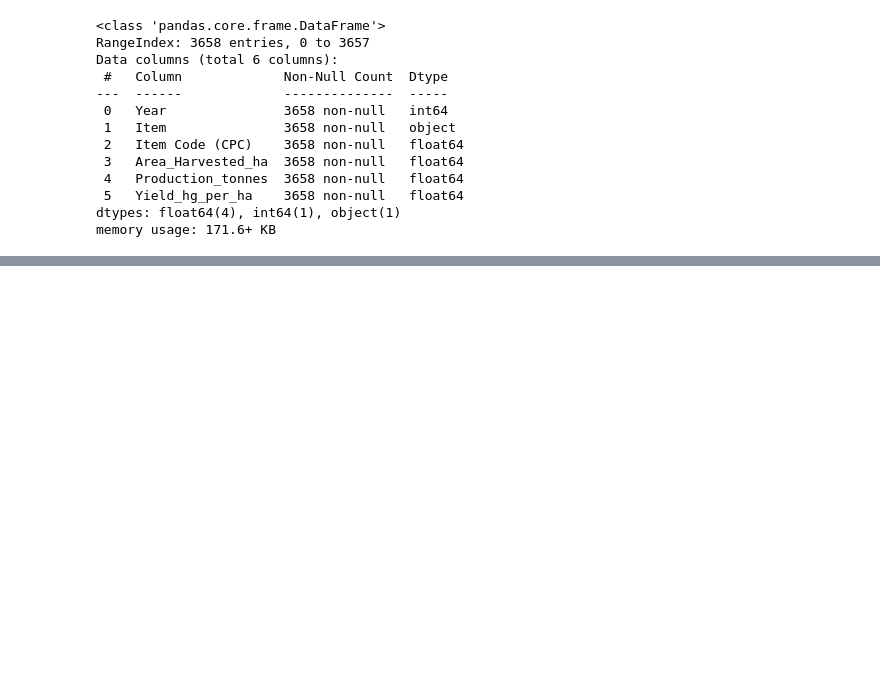
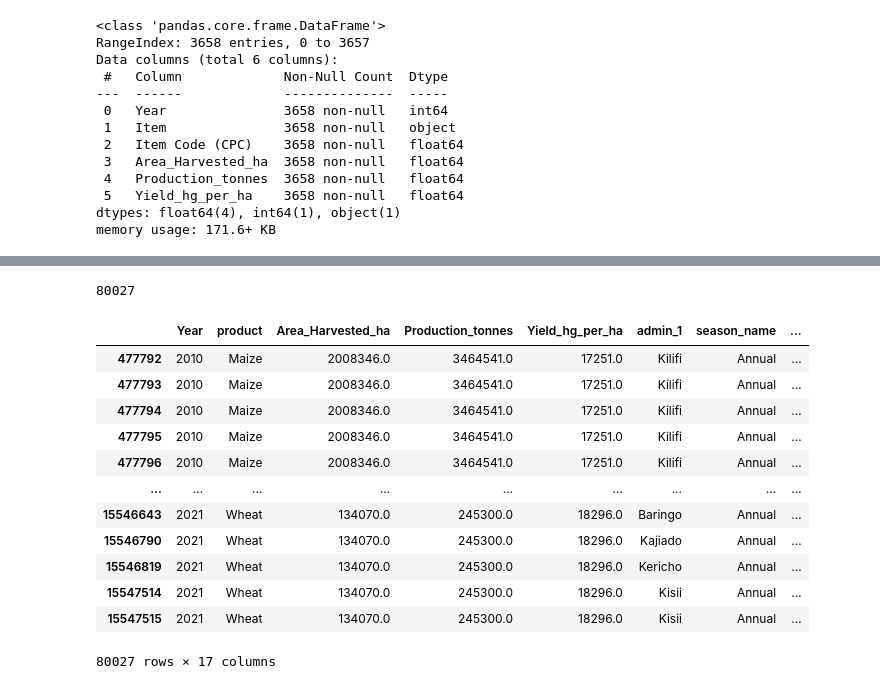
Before and after one commit to sheillamacharia/Regional_Crop_Yield_Prediction_Kenya, a Jupyter notebook: Notebooks/Sheilla.ipynb, the cells around one changed output, grey strips where cells are left out. Drawn from its saved outputs; the diff is of its cells as text; code cells hidden in the pictures; blank space fills up the shorter version.

```diff
--- a/Notebooks/Sheilla.ipynb
+++ b/Notebooks/Sheilla.ipynb
@@ -284,0 +563,8 @@ memory usage: 171.6+ KB
+# %%
+# Merge with the merged df using the year column
+merged_df2 = pd.merge(
+    merged_df,
+    Pesticides_cleaned,
+    on='Year',
+    how='left'
+)
@@ -284,0 +654,8 @@ memory usage: 171.6+ KB
+# %%
+#merging the rainfall and temperature data with the merged df2
+temperature_and_rainfall = pd.merge(
+    temperature_filled,
+    rainfall_filled[['Year', 'Rainfall - (MM)']],
+    on='Year',
+    how='left'
+)
@@ -284,0 +768,21 @@ memory usage: 171.6+ KB
+# %%
+# Checking for duplicates
+merged_final.duplicated().sum()
+# %% [output]
+80027
+# %%
+merged_final[merged_final.duplicated()]
+# %% [output]
+|  | Year | product | Area_Harvested_ha | Production_tonnes | Yield_hg_per_ha | admin_1 | season_name | ... |
+| 477792 | 2010 | Maize | 2008346.0 | 3464541.0 | 17251.0 | Kilifi | Annual | ... |
+| 477793 | 2010 | Maize | 2008346.0 | 3464541.0 | 17251.0 | Kilifi | Annual | ... |
+| 477794 | 2010 | Maize | 2008346.0 | 3464541.0 | 17251.0 | Kilifi | Annual | ... |
+| 477795 | 2010 | Maize | 2008346.0 | 3464541.0 | 17251.0 | Kilifi | Annual | ... |
+| 477796 | 2010 | Maize | 2008346.0 | 3464541.0 | 17251.0 | Kilifi | Annual | ... |
+| ... | ... | ... | ... | ... | ... | ... | ... | ... |
+| 15546643 | 2021 | Wheat | 134070.0 | 245300.0 | 18296.0 | Baringo | Annual | ... |
+| 15546790 | 2021 | Wheat | 134070.0 | 245300.0 | 18296.0 | Kajiado | Annual | ... |
+| 15546819 | 2021 | Wheat | 134070.0 | 245300.0 | 18296.0 | Kericho | Annual | ... |
+| 15547514 | 2021 | Wheat | 134070.0 | 245300.0 | 18296.0 | Kisii | Annual | ... |
+| 15547515 | 2021 | Wheat | 134070.0 | 245300.0 | 18296.0 | Kisii | Annual | ... |
+80027 rows × 17 columns
```
Also changed, not shown: parts of 55 cells of this notebook.
